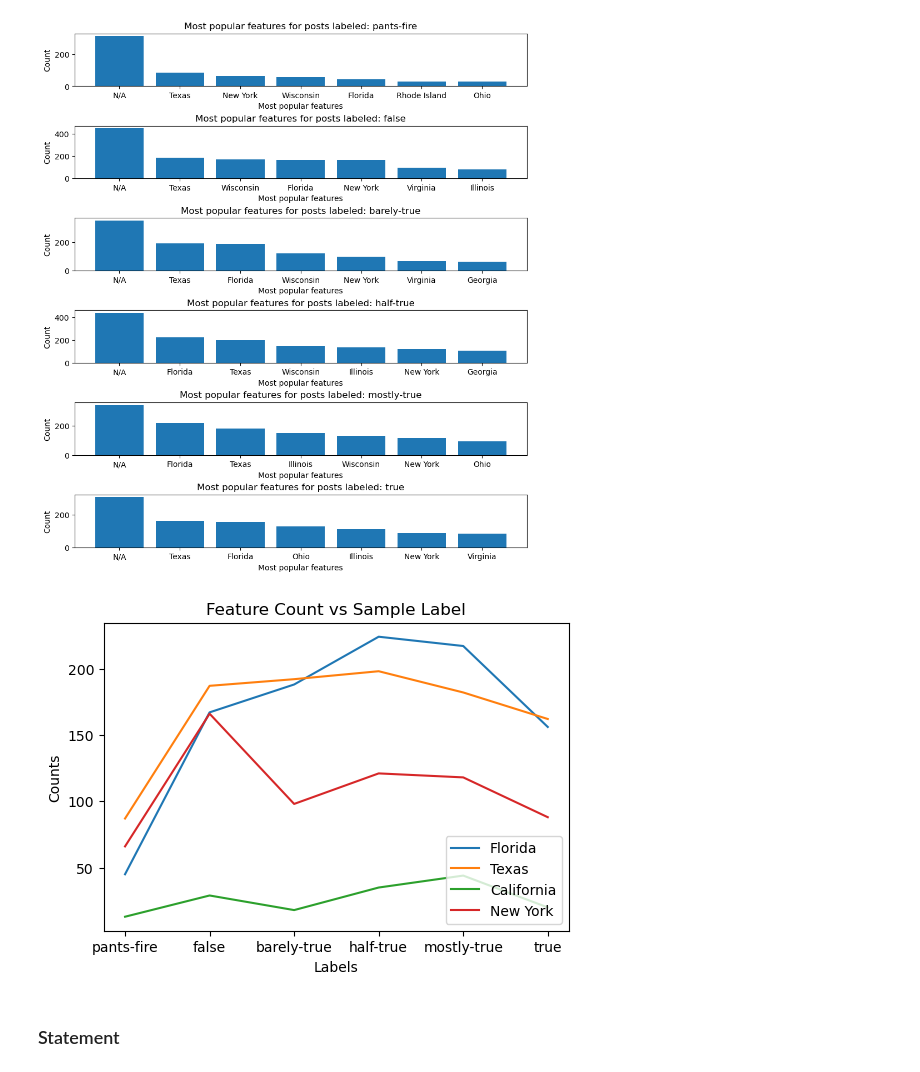
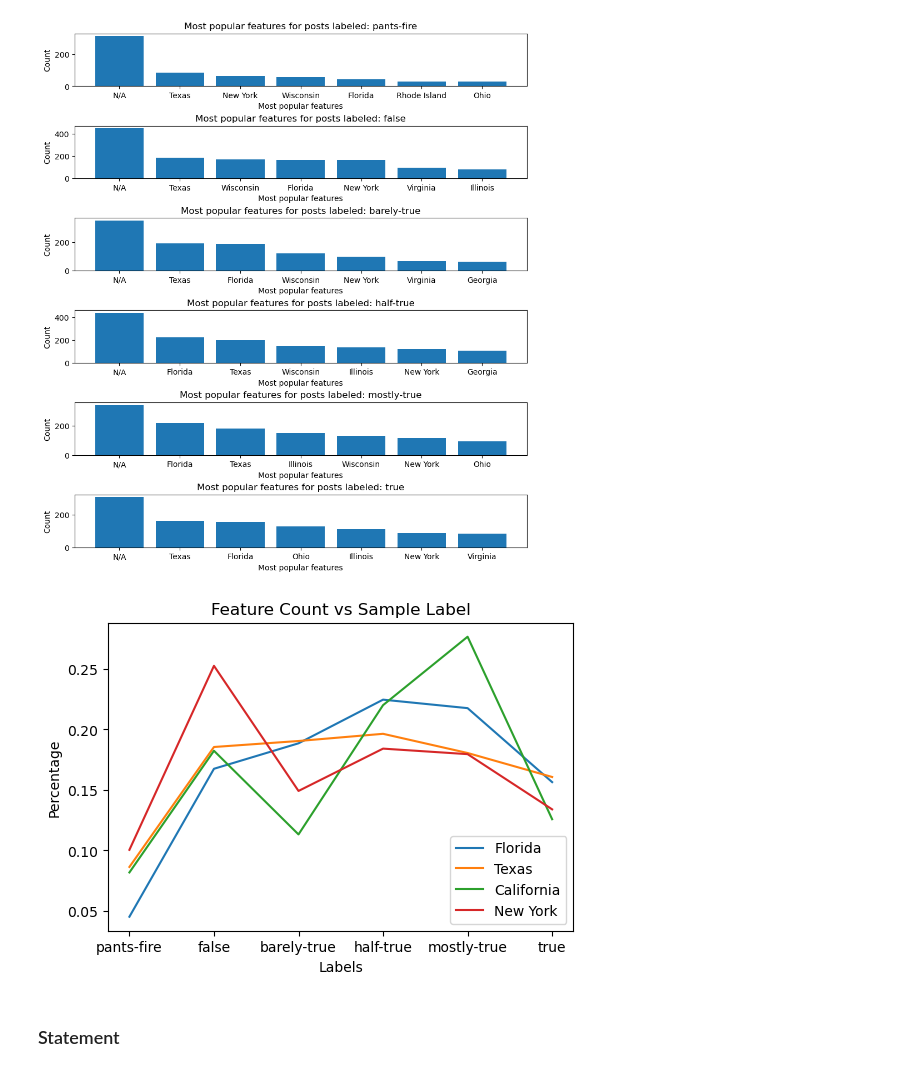
Before and after one commit to gsriddler/sta561project, a Jupyter notebook: preprocess/PreProcessor_demo.ipynb, the cells around one changed output. Drawn from its saved outputs; the diff is of its cells as text; code cells hidden in the pictures.

```diff
--- a/preprocess/PreProcessor_demo.ipynb
+++ b/preprocess/PreProcessor_demo.ipynb
@@ -236,10 +260,11 @@ pre_processor.plot_most_popular_features(
 # %%
 pre_processor.plot_count_for_features(
     encoder=state_encoder,
-    features_to_plot=["Florida","Texas","California","New York"]
+    features_to_plot=["Florida","Texas","California","New York"],
+    percentage=True
 )
 # %% [output]
-[figure, old version]
+[figure, new version]
 # %% [markdown]
 ### Statement
 # %%
```
Also changed, not shown: parts of 12 cells of this notebook, 3 other files.
